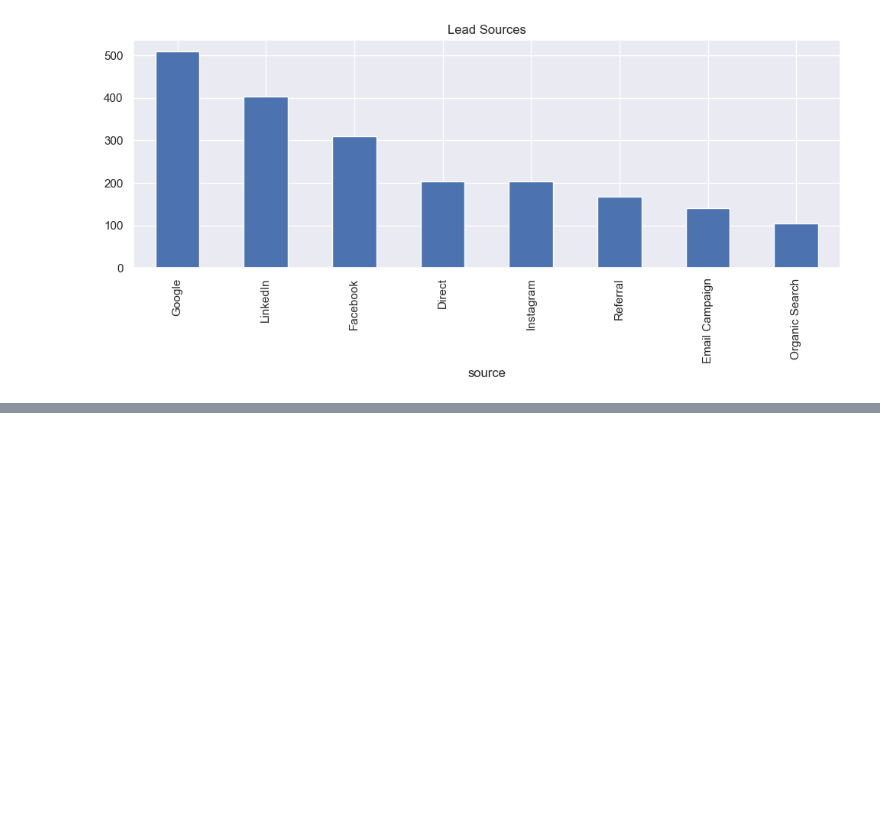
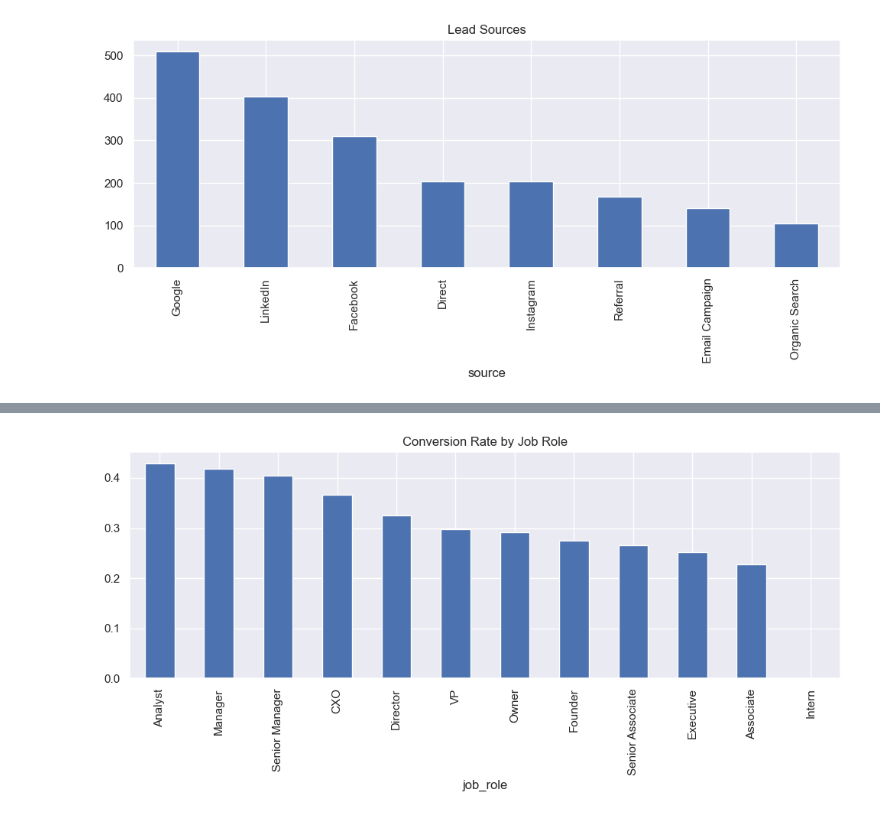
Before and after one commit to vikasmaurya9769/vikas-maurya-AIML-Assessment, a Jupyter notebook: notebooks/EDA.ipynb, the cells around one changed output, grey strips where cells are left out. Cells and saved outputs as stored; diff of their text form; code cells hidden in the pictures; blank space fills up the shorter version.

```diff
--- a/notebooks/EDA.ipynb
+++ b/notebooks/EDA.ipynb
@@ -271,0 +361,26 @@ plt.show()
+# %%
+job_conv = (
+    leads
+    .groupby("job_role")["converted"]
+    .mean()
+    .sort_values(ascending=False)
+)
+
+job_conv.plot(
+    kind="bar",
+    figsize=(10,5)
+)
+
+plt.title(
+    "Conversion Rate by Job Role"
+)
+
+plt.tight_layout()
+
+plt.savefig(
+    "../outputs/conversion_by_job_role.png"
+)
+
+plt.show()
+# %% [output]
+[figure, added]
```
Also changed, not shown: parts of 5 cells of this notebook, 6 other files.
